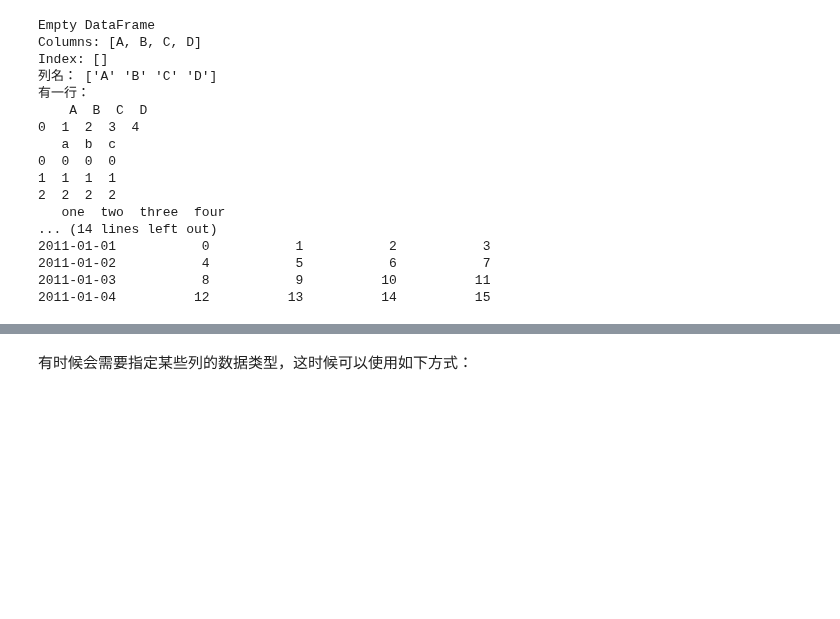
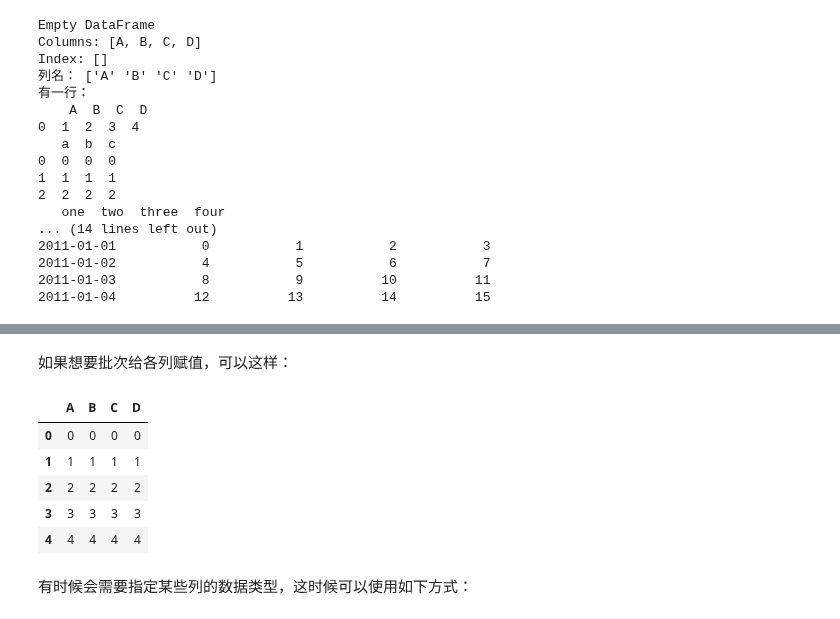
Before and after one commit to iHeadWater/hydrus, a Jupyter notebook: 2-pandas-examples/basic-pandas.ipynb, the cells around one changed output, grey strips where cells are left out. Drawn from its saved outputs; the diff is of its cells as text; code cells hidden in the pictures; blank space fills up the shorter version.

```diff
--- a/2-pandas-examples/basic-pandas.ipynb
+++ b/2-pandas-examples/basic-pandas.ipynb
@@ -115,3 +148,16 @@ Index: []
+# %% [markdown]
+如果想要批次给各列赋值，可以这样：
+# %%
+for column in df0.columns:
+    df0[column]=np.arange(5)
+df0
+# %% [output]
+|  | A | B | C | D |
+| 0 | 0 | 0 | 0 | 0 |
+| 1 | 1 | 1 | 1 | 1 |
+| 2 | 2 | 2 | 2 | 2 |
+| 3 | 3 | 3 | 3 | 3 |
+| 4 | 4 | 4 | 4 | 4 |
 # %% [markdown]
 有时候会需要指定某些列的数据类型，这时候可以使用如下方式：
 # %%
```
Also changed, not shown: parts of 43 cells of this notebook, 3 other files.
